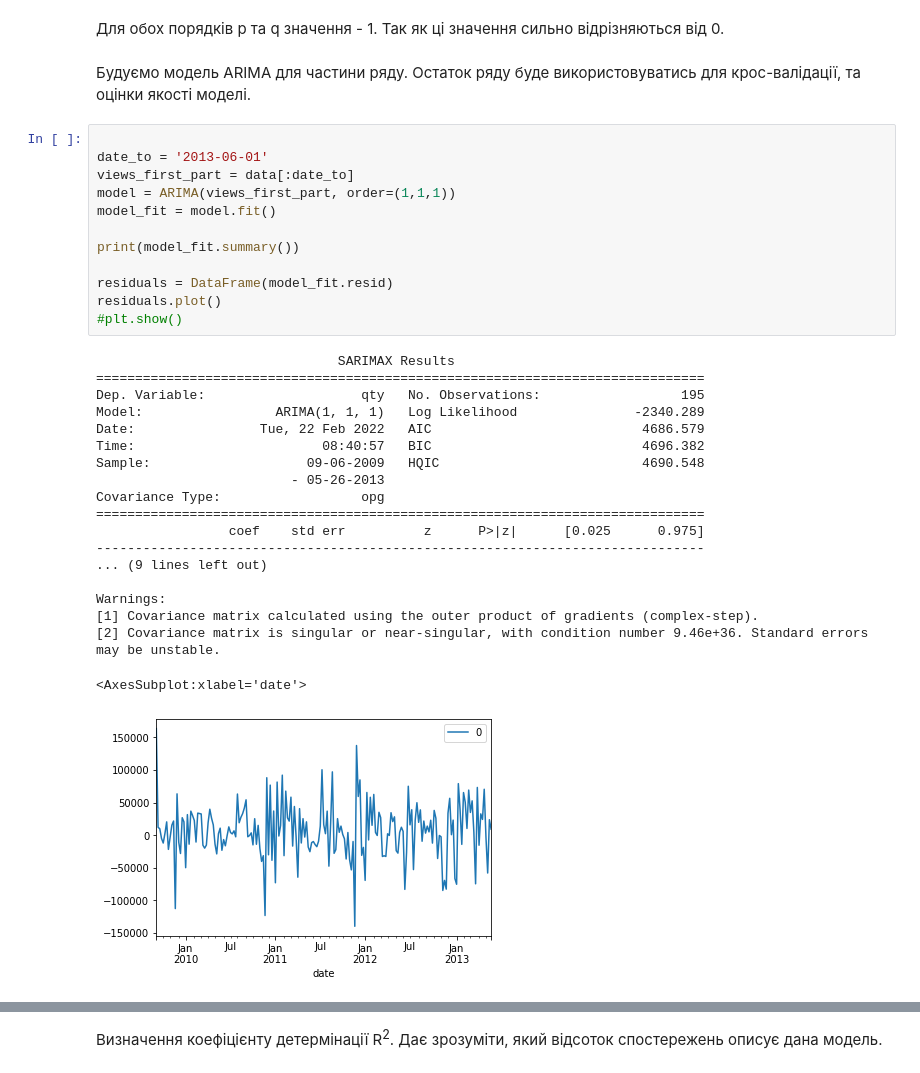
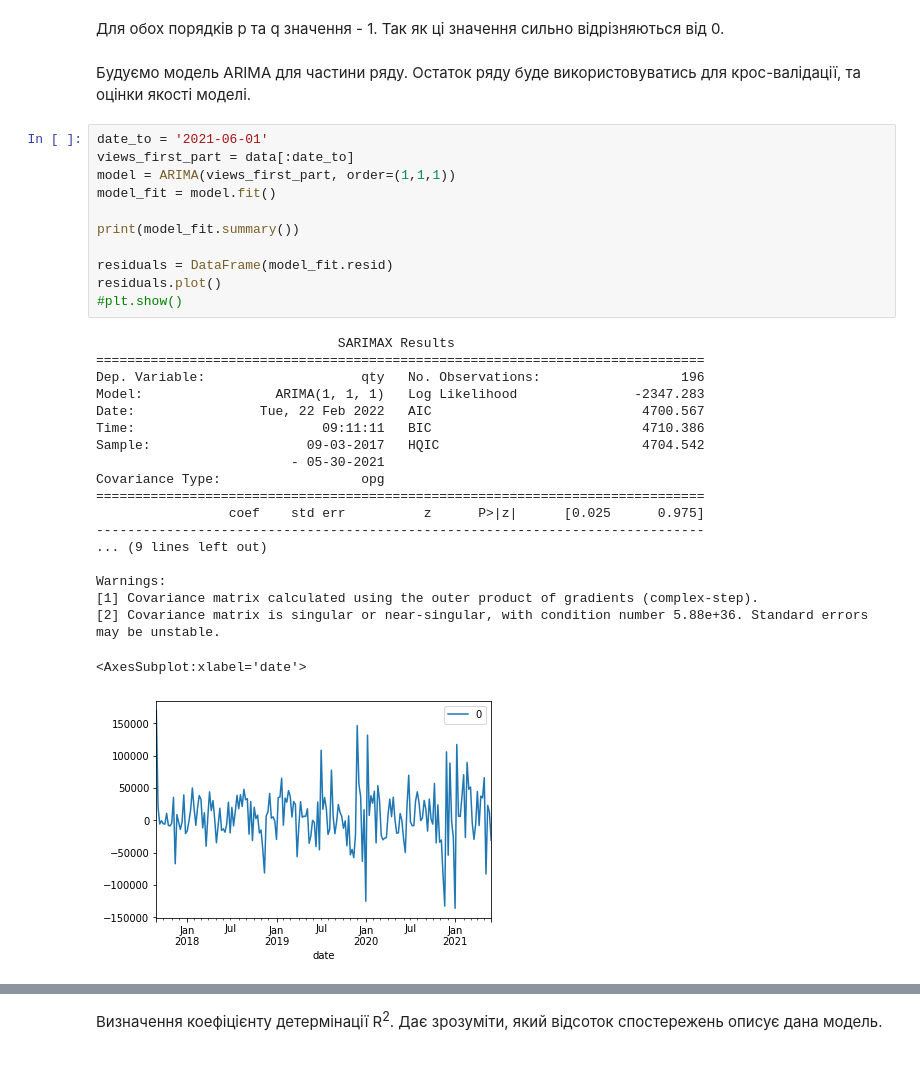
Before and after one commit to markbugatti/arima-basic-diploma, a Jupyter notebook: analyze_views.ipynb, the cells around one changed output, grey strips where cells are left out. Saved outputs shown, nothing was run; the diff lists cells and outputs as text.

```diff
--- a/analyze_views.ipynb
+++ b/analyze_views.ipynb
@@ -243,37 +247,36 @@ The default method 'yw' can produce PACF values outside of the [-1,1] interval.
 \
 Будуємо модель ARIMA для частини ряду. Остаток ряду буде використовуватись для крос-валідації, та оцінки якості моделі.
 # %%
-
-date_to = '2013-06-01'
+date_to = '2021-06-01'
 views_first_part = data[:date_to]
 model = ARIMA(views_first_part, order=(1,1,1))
 model_fit = model.fit()
 
 print(model_fit.summary())
 
 residuals = DataFrame(model_fit.resid)
 residuals.plot()
 #plt.show()
 # %% [output]
                                SARIMAX Results
 ==============================================================================
-Dep. Variable:                    qty   No. Observations:                  195
-Model:                 ARIMA(1, 1, 1)   Log Likelihood               -2340.289
-Date:                Tue, 22 Feb 2022   AIC                           4686.579
-Time:                        08:40:57   BIC                           4696.382
-Sample:                    09-06-2009   HQIC                          4690.548
-                         - 05-26-2013
+Dep. Variable:                    qty   No. Observations:                  196
+Model:                 ARIMA(1, 1, 1)   Log Likelihood               -2347.283
+Date:                Tue, 22 Feb 2022   AIC                           4700.567
+Time:                        09:11:11   BIC                           4710.386
+Sample:                    09-03-2017   HQIC                          4704.542
+                         - 05-30-2021
 Covariance Type:                  opg
 ==============================================================================
                  coef    std err          z      P>|z|      [0.025      0.975]
 ------------------------------------------------------------------------------
 ... (9 lines left out)
 
 Warnings:
 [1] Covariance matrix calculated using the outer product of gradients (complex-step).
-[2] Covariance matrix is singular or near-singular, with condition number 9.46e+36. Standard errors may be unstable.
+[2] Covariance matrix is singular or near-singular, with condition number 5.88e+36. Standard errors may be unstable.
 <AxesSubplot:xlabel='date'>
-[figure, old version]
+[figure, new version]
 # %%
 q_test = sm.tsa.stattools.acf(model_fit.resid, qstat=True) #resid, зберігає залишки моделі, qstat=True, означає, що застосовуємо тест до коефіціентів.
 q_test_data_frame = DataFrame({'Q-stat':q_test[1], 'p-value':q_test[2]})
```
Also changed, not shown: parts of 13 cells of this notebook, 1 other file.
